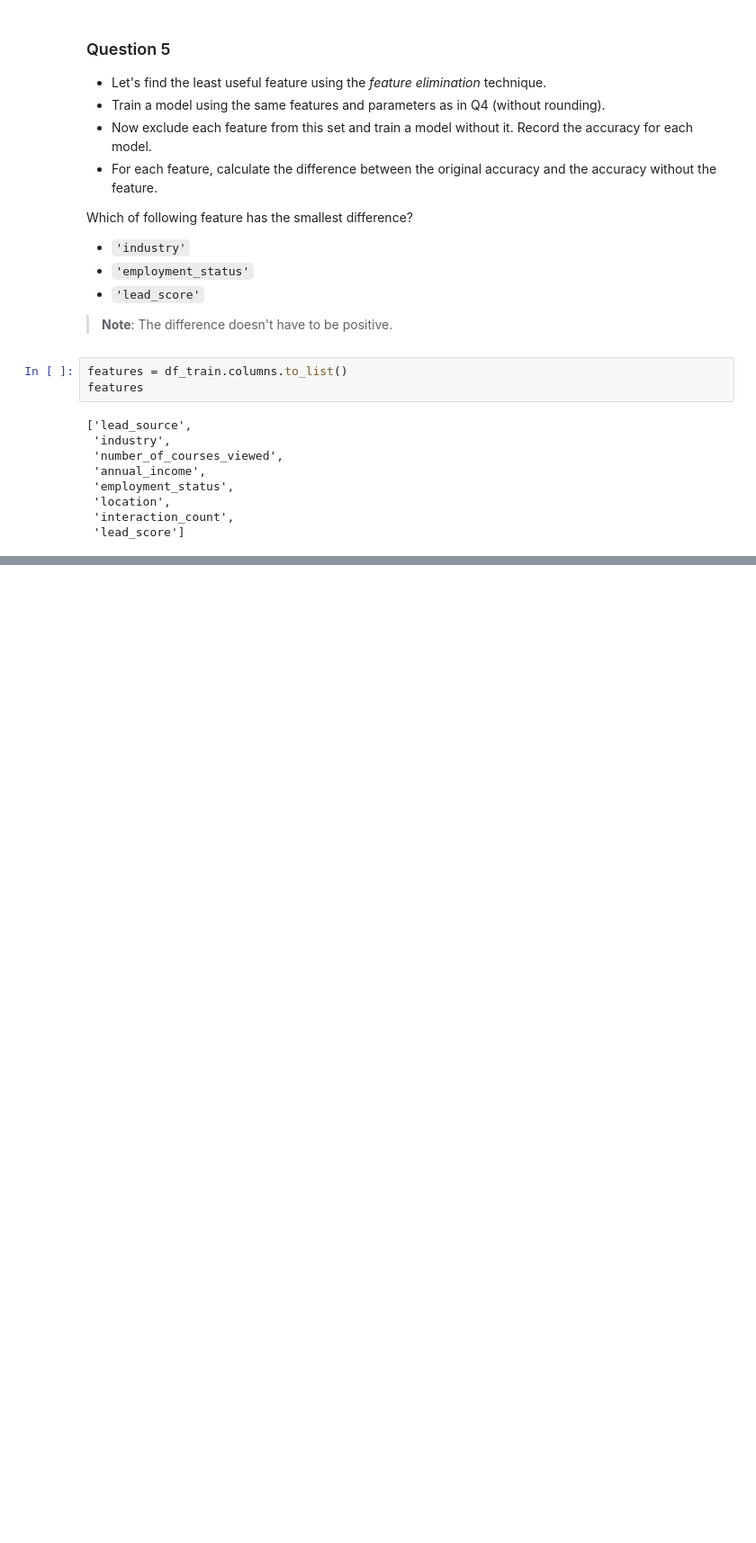
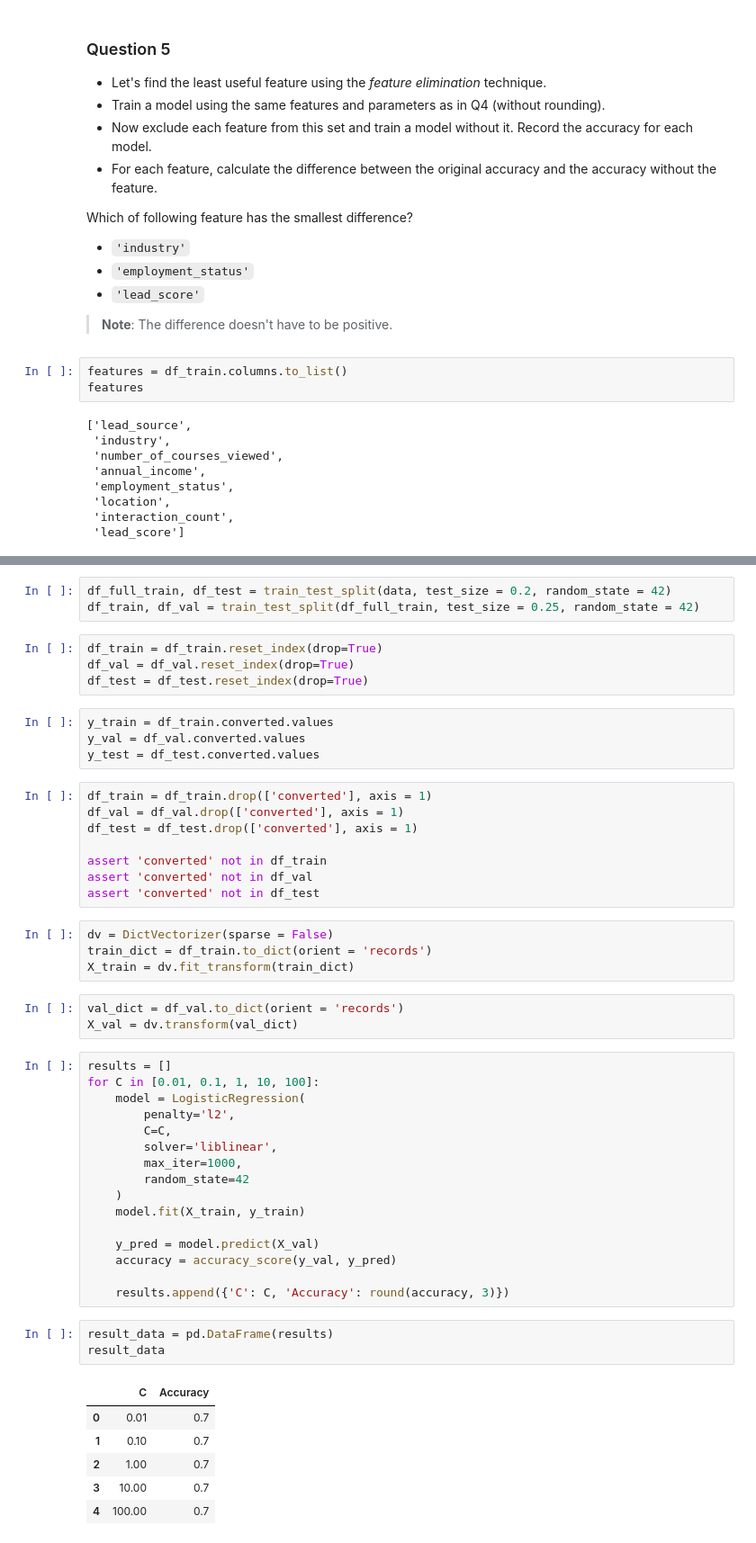
Before and after one commit to Kolinhtetwin/machine_learning_bootcamp, a Jupyter notebook: 03-classification/2025/week3_homework_2025.ipynb, the cells around one changed output, grey strips where cells are left out. Shown: that part at 90% size. Cells and saved outputs as stored; diff of their text form; blank space fills up the shorter version.

```diff
--- a/03-classification/2025/Untitled.ipynb
+++ b/03-classification/2025/week3_homework_2025.ipynb
@@ -380,0 +393,52 @@ Lead_score has the smallest difference
+# %%
+df_full_train, df_test = train_test_split(data, test_size = 0.2, random_state = 42)
+df_train, df_val = train_test_split(df_full_train, test_size = 0.25, random_state = 42)
+# %%
+df_train = df_train.reset_index(drop=True)
+df_val = df_val.reset_index(drop=True)
+df_test = df_test.reset_index(drop=True)
+# %%
+y_train = df_train.converted.values
+y_val = df_val.converted.values
+y_test = df_test.converted.values
+# %%
+df_train = df_train.drop(['converted'], axis = 1)
+df_val = df_val.drop(['converted'], axis = 1)
+df_test = df_test.drop(['converted'], axis = 1)
+
+assert 'converted' not in df_train
+assert 'converted' not in df_val
+assert 'converted' not in df_test
+# %%
+dv = DictVectorizer(sparse = False)
+train_dict = df_train.to_dict(orient = 'records')
+X_train = dv.fit_transform(train_dict)
+# %%
+val_dict = df_val.to_dict(orient = 'records')
+X_val = dv.transform(val_dict)
+# %%
+results = []
+for C in [0.01, 0.1, 1, 10, 100]:
+    model = LogisticRegression(
+        penalty='l2',
+        C=C,
+        solver='liblinear',
+        max_iter=1000,
+        random_state=42
+    )
+    model.fit(X_train, y_train)
+
+    y_pred = model.predict(X_val)
+    accuracy = accuracy_score(y_val, y_pred)
+
+    results.append({'C': C, 'Accuracy': round(accuracy, 3)})
+# %%
+result_data = pd.DataFrame(results)
+result_data
+# %% [output]
+|  | C | Accuracy |
+| 0 | 0.01 | 0.7 |
+| 1 | 0.10 | 0.7 |
+| 2 | 1.00 | 0.7 |
+| 3 | 10.00 | 0.7 |
+| 4 | 100.00 | 0.7 |
```
Also changed, not shown: parts of 5 cells of this notebook.
